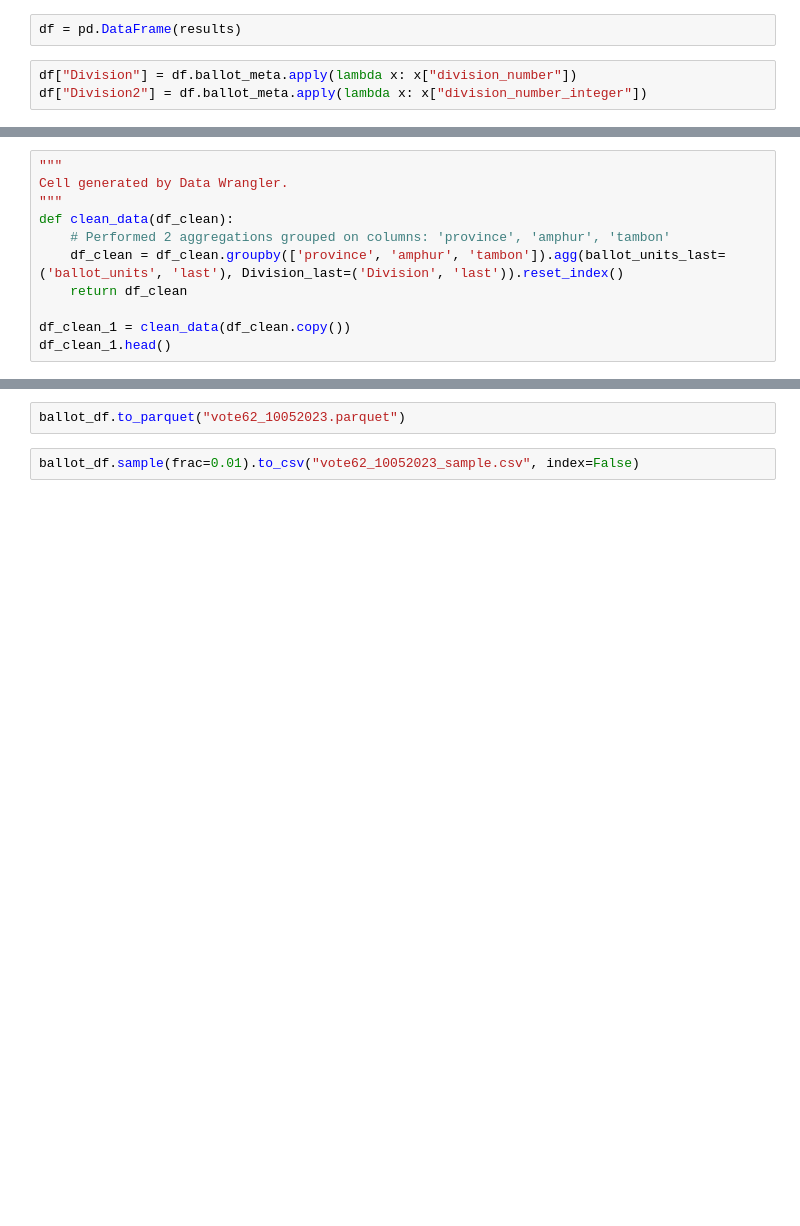
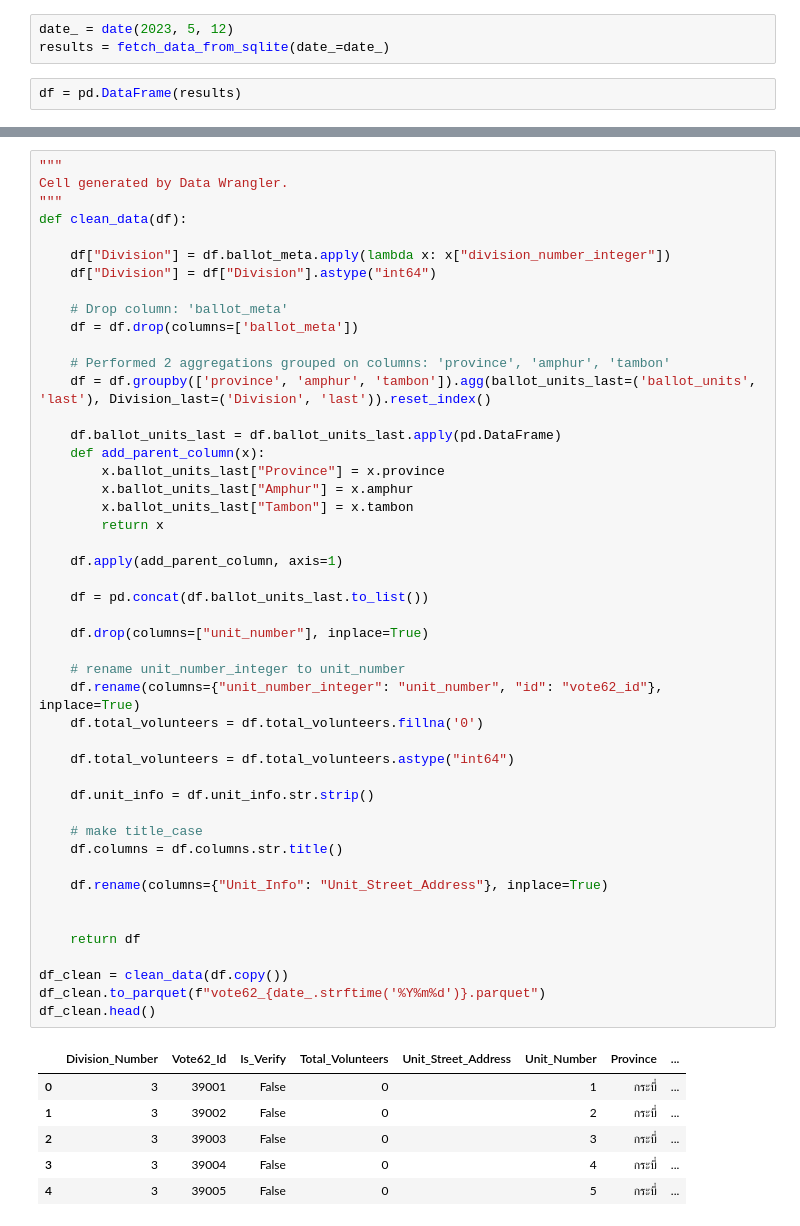
Before and after one commit to korkortorplus/ballot-location, a Jupyter notebook: data/source/vote62/ETL.ipynb, the cells around one changed output, grey strips where cells are left out. Saved outputs shown, nothing was run; the diff lists cells and outputs as text; blank space fills up the shorter version.

Commit message:
🌟ADD: add last turn

```diff
--- a/data/source/vote62/ETL.ipynb
+++ b/data/source/vote62/ETL.ipynb
@@ -27,5 +5,5 @@ import pandas as pd
+# %%
+date_ = date(2023, 5, 12)
+results = fetch_data_from_sqlite(date_=date_)
 # %%
 df = pd.DataFrame(results)
-# %%
-df["Division"] = df.ballot_meta.apply(lambda x: x["division_number"])
-df["Division2"] = df.ballot_meta.apply(lambda x: x["division_number_integer"])
@@ -71,11 +9,0 @@ df.shape
-# %%
-"""
-Cell generated by Data Wrangler.
-"""
-def clean_data(df_clean):
-    # Performed 2 aggregations grouped on columns: 'province', 'amphur', 'tambon'
-    df_clean = df_clean.groupby(['province', 'amphur', 'tambon']).agg(ballot_units_last=('ballot_units', 'last'), Division_last=('Division', 'last')).reset_index()
-    return df_clean
-
-df_clean_1 = clean_data(df_clean.copy())
-df_clean_1.head()
@@ -225,4 +10,54 @@ ballot_df
-# %%
-ballot_df.to_parquet("vote62_10052023.parquet")
-# %%
-ballot_df.sample(frac=0.01).to_csv("vote62_10052023_sample.csv", index=False)
+# %%
+"""
+Cell generated by Data Wrangler.
+"""
+def clean_data(df):
+
+    df["Division"] = df.ballot_meta.apply(lambda x: x["division_number_integer"])
+    df["Division"] = df["Division"].astype("int64")
+
+    # Drop column: 'ballot_meta'
+    df = df.drop(columns=['ballot_meta'])
+
+    # Performed 2 aggregations grouped on columns: 'province', 'amphur', 'tambon'
+    df = df.groupby(['province', 'amphur', 'tambon']).agg(ballot_units_last=('ballot_units', 'last'), Division_last=('Division', 'last')).reset_index()
+
+    df.ballot_units_last = df.ballot_units_last.apply(pd.DataFrame)
+    def add_parent_column(x):
+        x.ballot_units_last["Province"] = x.province
+        x.ballot_units_last["Amphur"] = x.amphur
+        x.ballot_units_last["Tambon"] = x.tambon
+        return x
+
+    df.apply(add_parent_column, axis=1)
+
+    df = pd.concat(df.ballot_units_last.to_list())
+
+    df.drop(columns=["unit_number"], inplace=True)
+
+    # rename unit_number_integer to unit_number
+    df.rename(columns={"unit_number_integer": "unit_number", "id": "vote62_id"}, inplace=True)
+    df.total_volunteers = df.total_volunteers.fillna('0')
+
+    df.total_volunteers = df.total_volunteers.astype("int64")
+
+    df.unit_info = df.unit_info.str.strip()
+
+    # make title_case
+    df.columns = df.columns.str.title()
+
+    df.rename(columns={"Unit_Info": "Unit_Street_Address"}, inplace=True)
+
+
+    return df
+
+df_clean = clean_data(df.copy())
+df_clean.to_parquet(f"vote62_{date_.strftime('%Y%m%d')}.parquet")
+df_clean.head()
+# %% [output]
+|  | Division_Number | Vote62_Id | Is_Verify | Total_Volunteers | Unit_Street_Address | Unit_Number | Province | ... |
+| 0 | 3 | 39001 | False | 0 |  | 1 | กระบี่ | ... |
+| 1 | 3 | 39002 | False | 0 |  | 2 | กระบี่ | ... |
+| 2 | 3 | 39003 | False | 0 |  | 3 | กระบี่ | ... |
+| 3 | 3 | 39004 | False | 0 |  | 4 | กระบี่ | ... |
+| 4 | 3 | 39005 | False | 0 |  | 5 | กระบี่ | ... |
```
Also changed, not shown: parts of 25 cells of this notebook, 8 other files.
